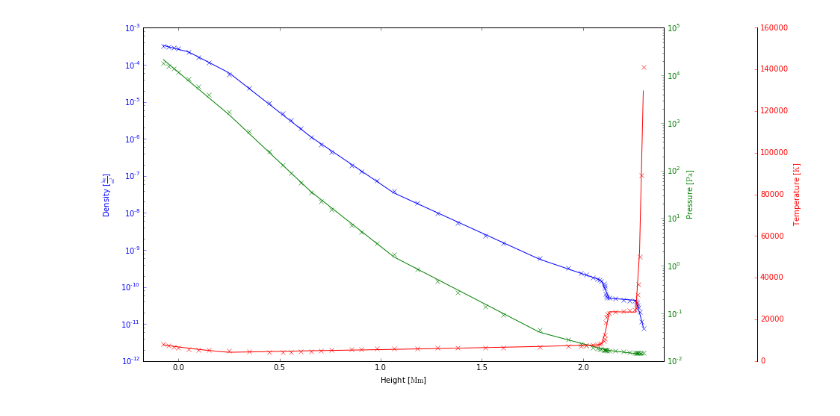
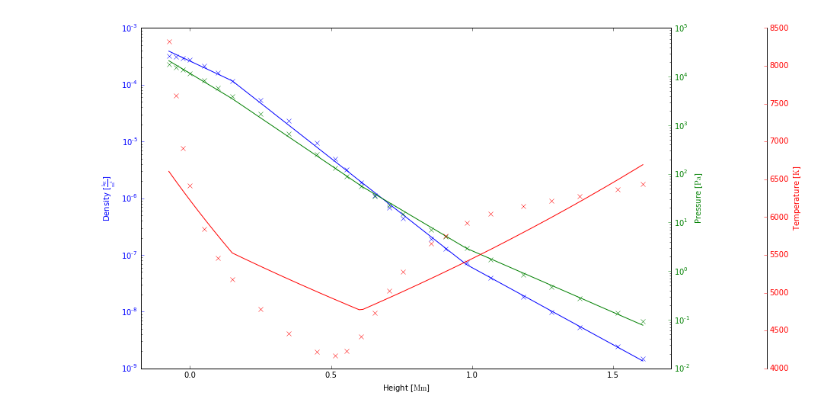
Before and after one commit to Cadair/Thesis, a Jupyter notebook: notebooks/VAL3c Graph.ipynb, the cells around one changed output. Drawn from its saved outputs; the diff is of its cells as text; code cells hidden in the pictures.

```diff
--- a/notebooks/VAL3c Graph.ipynb
+++ b/notebooks/VAL3c Graph.ipynb
@@ -9,6 +11,6 @@ import pysac.mhs_atmosphere as atm
 # %%
 #Read in the VAL3C model
-empirical_data = atm.hs_atmosphere.read_VAL3c_MTW(MTW_file=False)
+empirical_data = atm.hs_atmosphere.read_VAL3c_MTW(MTW_file=False)[:-26]
 
 # Create a Z array at the interpolated resolution and interpolate.
 ZZ = u.Quantity(np.linspace(empirical_data['Z'][0], empirical_data['Z'][-1], 128), unit=empirical_data['Z'].unit)
@@ -33,31 +35,31 @@ ax3.spines["right"].set_position(("axes", 1.18))
 lt, = ax3.plot(Z, empirical_data['T'], 'x', color='red')
 lt_i, = ax3.plot(ZZ.to(u.Mm), table['T'], color='red')
 
 
 # Set primary axes properties and labels
 ax.semilogy()
 ax.set_ylabel(r"Density [{}]".format(lrho._yorig.unit._repr_latex_()))
 ax.set_xlabel(r"Height [{}]".format(lrho._xorig.unit._repr_latex_()))
 ax.set_xlim(Z[0].value-0.1, Z[-1].value+0.1)
 
 
 # Pressure Axis
 ax2.semilogy()
 ax2.set_ylabel(r"Pressure [{}]".format(lp._yorig.unit._repr_latex_()))
 
 
 # Temp axis
 ax3.set_ylabel(r"Temperature [{}]".format(lt._yorig.unit._repr_latex_()))
 
 # Set the colours for the ticks and the labels.
 ax.tick_params(axis='y', colors=lrho.get_color())
 ax2.tick_params(axis='y', colors=lp.get_color())
 ax3.tick_params(axis='y', colors=lt.get_color())
 
 ax.yaxis.label.set_color(lrho.get_color())
 ax2.yaxis.label.set_color(lp.get_color())
 ax3.yaxis.label.set_color(lt.get_color())
 
 fig
 # %% [output]
-[figure, old version]
+[figure, new version]
```
Also changed, not shown: parts of 3 cells of this notebook, 10 other files.
